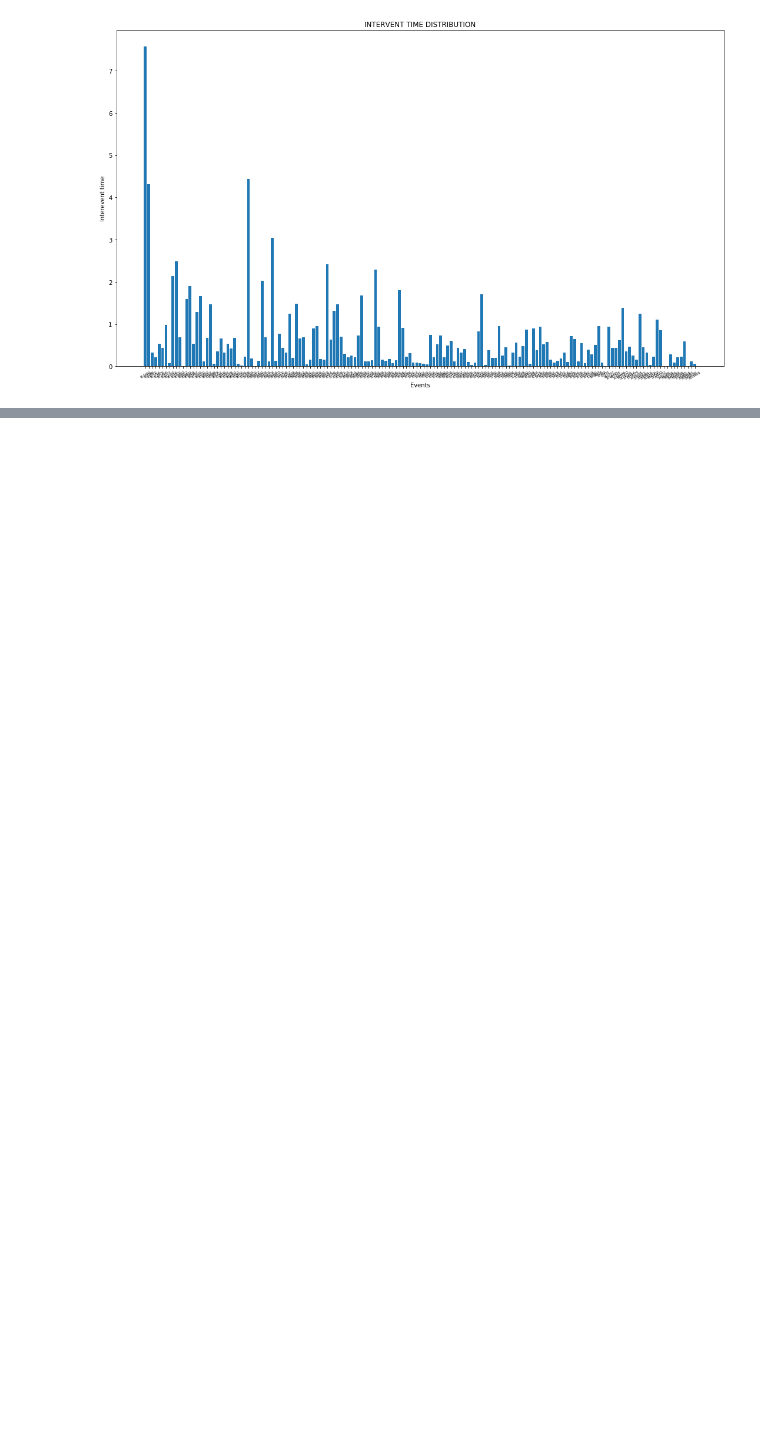
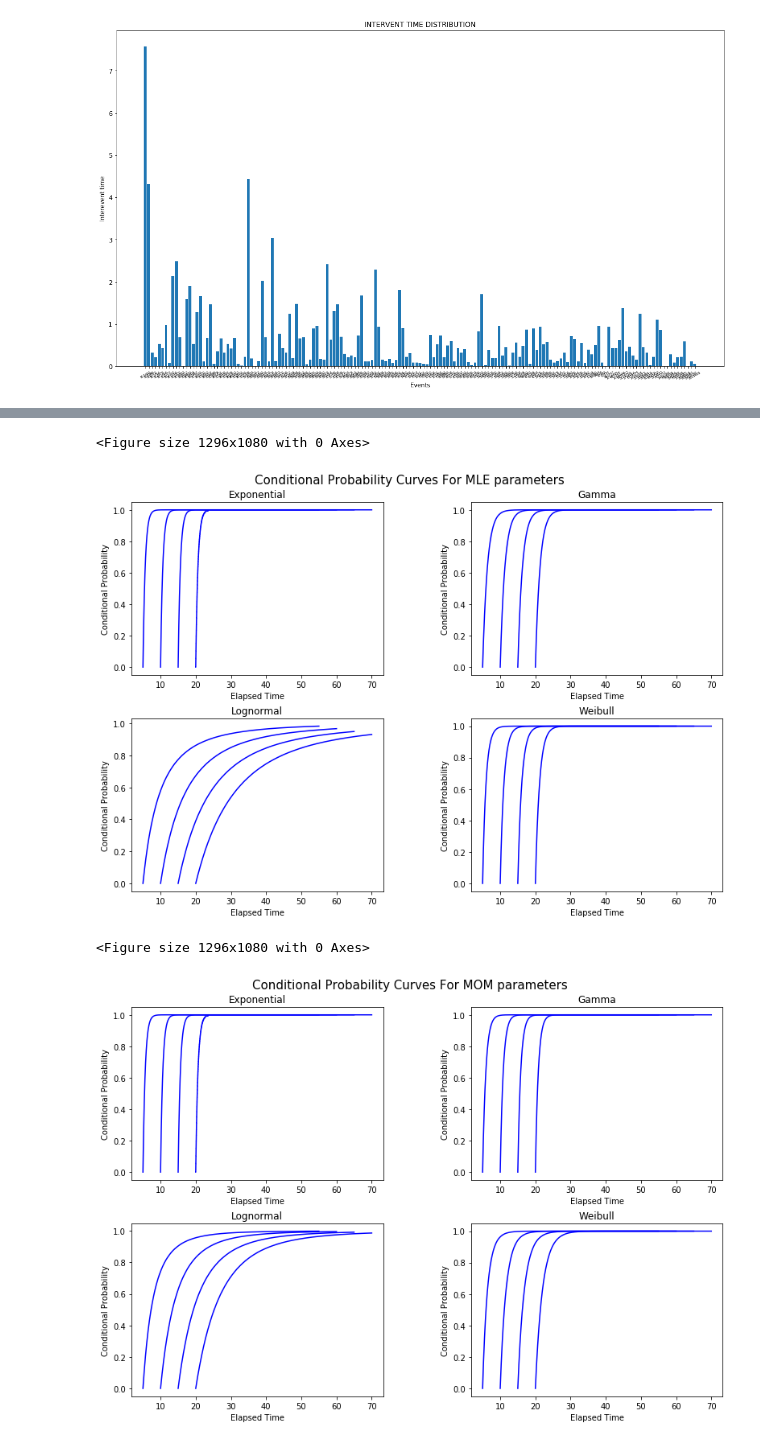
Before and after one commit to adityatulsyan/Earthquake-Interevent-Time-Analysis, a Jupyter notebook: Earthquake Forecasting.ipynb, the cells around one changed output, grey strips where cells are left out. Saved outputs shown, nothing was run; the diff lists cells and outputs as text; code cells hidden in the pictures; blank space fills up the shorter version.

```diff
--- a/Earthquake Forecasting.ipynb
+++ b/Earthquake Forecasting.ipynb
@@ -104,0 +183,29 @@ df2.to_csv("interevent_time.csv")
+# %%
+def cdf_exponential_mle(t):
+    return stats.expon.cdf(t, scale = (1/1.59432))
+
+def cdf_gamma_mle(t):
+    return stats.gamma.cdf(t, a = (1/0.8055547), scale = 1.2842414)
+
+def cdf_lnorm_mle(t):
+    return stats.lognorm.cdf(t, loc = -1.202592, s = 1.359600)
+
+def cdf_weibull_mle(t):
+    return stats.weibull_min.cdf(t, c = 0.8456672, scale = 0.5691232)
+
+def cdf_exponential_mom(t):
+    return stats.expon.cdf(t, scale = (1/1.594322))
+
+def cdf_gamma_mom(t):
+    return stats.gamma.cdf(t, a = (1/0.4913494), scale = 0.7833695)
+
+def cdf_lnorm_mom(t):
+    return stats.lognorm.cdf(t, loc = -1.021589, s = 1.053699)
+
+def cdf_weibull_mom(t):
+    return stats.weibull_min.cdf(t, c = 0.7153732, scale = 0.5056480)
+
+def c_prob(v, cdf, t):
+    return (cdf(t+v) - cdf(t)) / (1 - cdf(t))
+# %%
+v = np.arange(0, 50, 0.001)
@@ -104,0 +280,8 @@ df2.to_csv("interevent_time.csv")
+# %%
+plot_mle([5, 10, 15, 20], v)
+plot_mom([5, 10, 15, 20], v)
+# %% [output]
+<Figure size 1296x1080 with 0 Axes>
+[figure, added]
+<Figure size 1296x1080 with 0 Axes>
+[figure, added]
```
Also changed, not shown: parts of 5 cells of this notebook.
